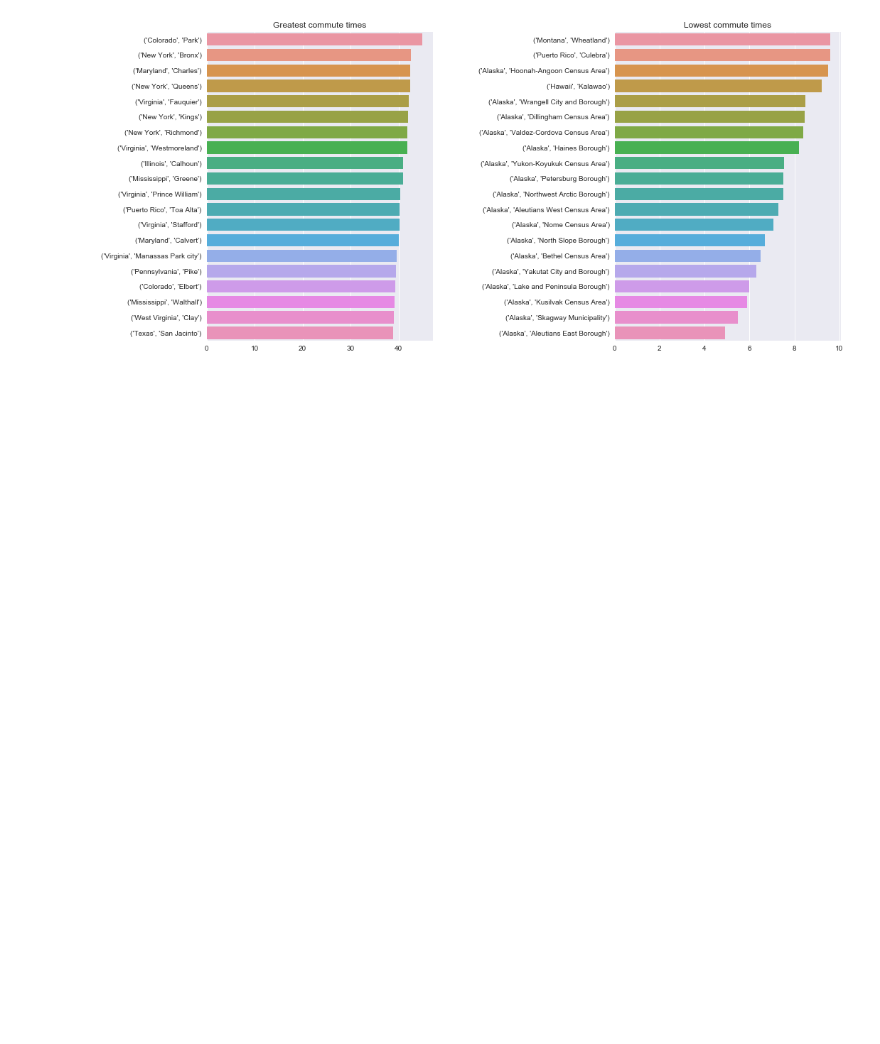
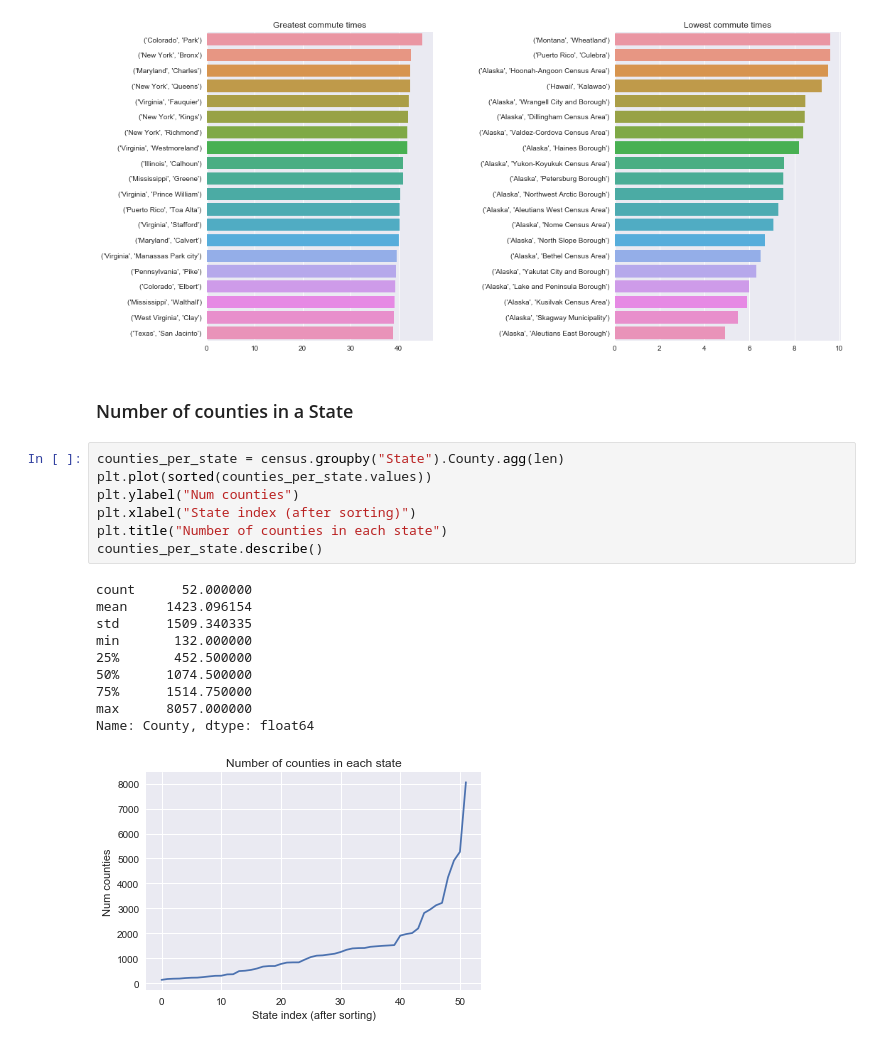
Before and after one commit to pstetz/Kaggle, a Jupyter notebook: in_progress/census/state_focus.ipynb, the cells around one changed output. Cells and saved outputs as stored; diff of their text form; blank space fills up the shorter version.

Commit message:
look at num counties in each state

```diff
--- a/in_progress/census/state_focus.ipynb
+++ b/in_progress/census/state_focus.ipynb
@@ -199,3 +199,23 @@ data = commute.tail(20)
 _ = sns.barplot(x=data.values, y=data.index, ax=axarr[1]).set(title="Lowest commute times")
 # %% [output]
 [figure]
+# %% [markdown]
+### Number of counties in a State
+# %%
+counties_per_state = census.groupby("State").County.agg(len)
+plt.plot(sorted(counties_per_state.values))
+plt.ylabel("Num counties")
+plt.xlabel("State index (after sorting)")
+plt.title("Number of counties in each state")
+counties_per_state.describe()
+# %% [output]
+count      52.000000
+mean     1423.096154
+std      1509.340335
+min       132.000000
+25%       452.500000
+50%      1074.500000
+75%      1514.750000
+max      8057.000000
+Name: County, dtype: float64
+[figure, added]
```
Also changed, not shown: 1 other file.
